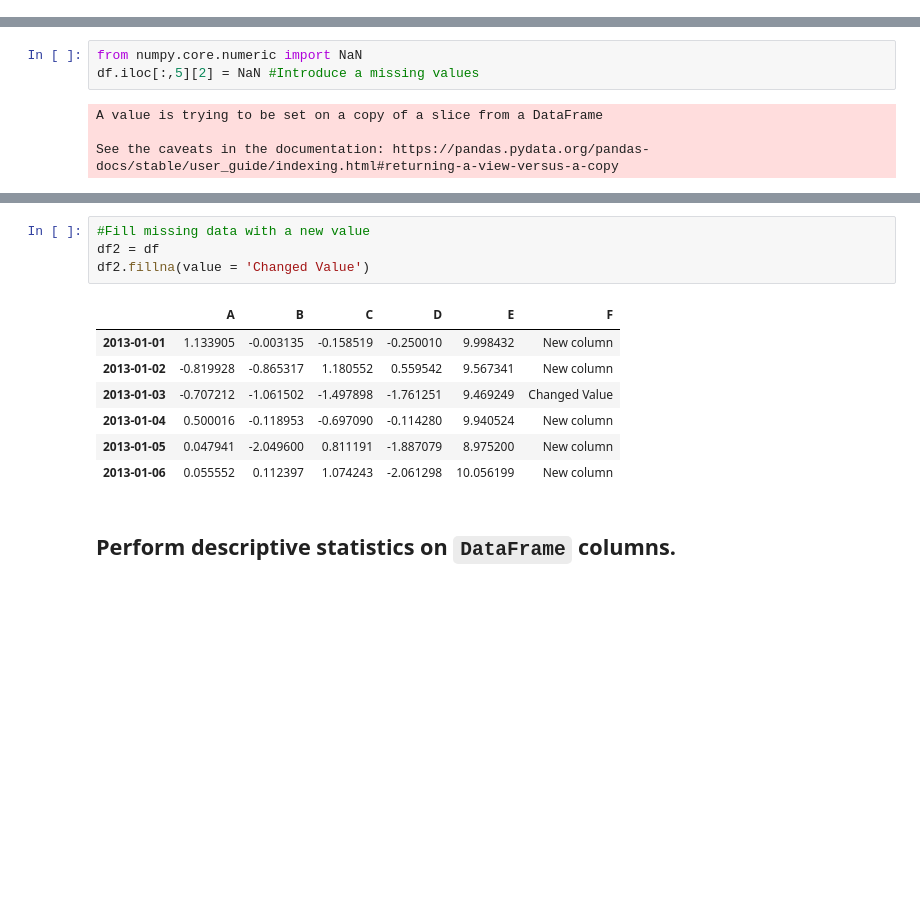
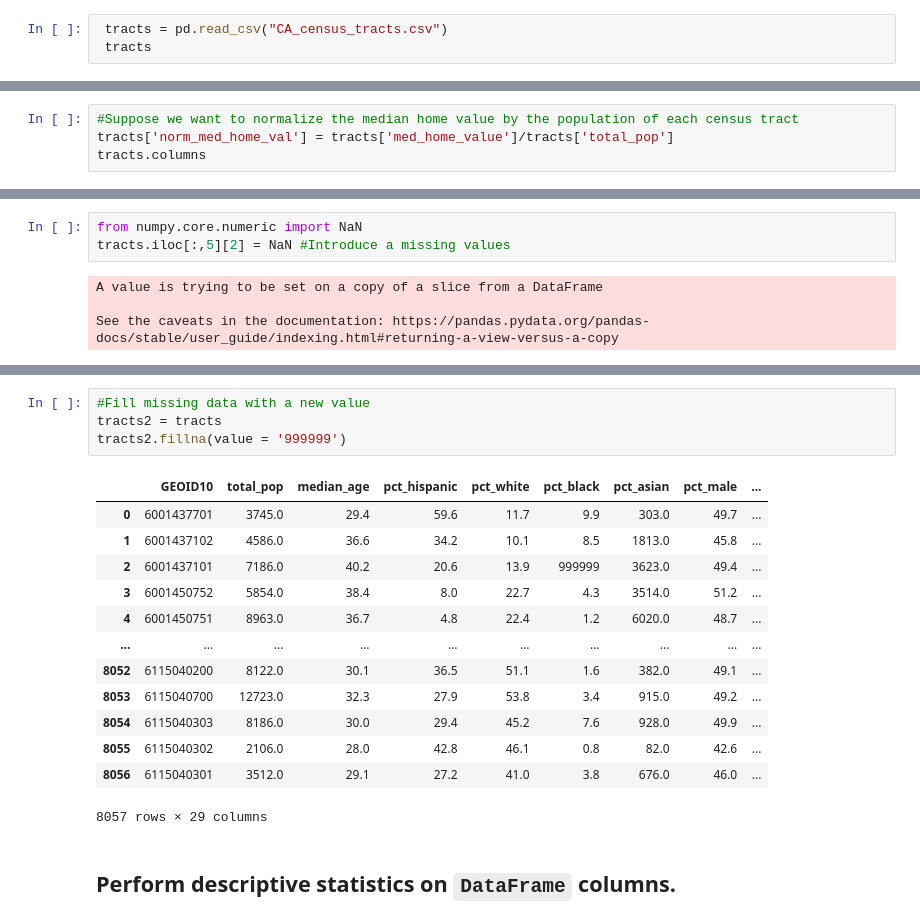
Before and after one commit to Avipsa1/UPPP275-Notebooks, a Jupyter notebook: More_pandas_functionalities.ipynb, the cells around one changed output, grey strips where cells are left out. Saved outputs shown, nothing was run; the diff lists cells and outputs as text; blank space fills up the shorter version.

```diff
--- a/More_pandas_functionalities.ipynb
+++ b/More_pandas_functionalities.ipynb
@@ -58,0 +12,3 @@ df2
+# %%
+ tracts = pd.read_csv("CA_census_tracts.csv")
+ tracts
@@ -267,0 +204,4 @@ df
+# %%
+#Suppose we want to normalize the median home value by the population of each census tract
+tracts['norm_med_home_val'] = tracts['med_home_value']/tracts['total_pop']
+tracts.columns
@@ -274,6 +237,6 @@ df.iloc[:,5][2] #Pick the 2nd item from the 6th column
 # %%
 from numpy.core.numeric import NaN
-df.iloc[:,5][2] = NaN #Introduce a missing values
+tracts.iloc[:,5][2] = NaN #Introduce a missing values
 # %% [output]
 A value is trying to be set on a copy of a slice from a DataFrame
 
@@ -302,15 +272,21 @@ df1.dropna(how = "any")
 # %%
 #Fill missing data with a new value
-df2 = df
-df2.fillna(value = 'Changed Value')
+tracts2 = tracts
+tracts2.fillna(value = '999999')
 # %% [output]
-|  | A | B | C | D | E | F |
-| 2013-01-01 | 1.133905 | -0.003135 | -0.158519 | -0.250010 | 9.998432 | New column |
-| 2013-01-02 | -0.819928 | -0.865317 | 1.180552 | 0.559542 | 9.567341 | New column |
-| 2013-01-03 | -0.707212 | -1.061502 | -1.497898 | -1.761251 | 9.469249 | Changed Value |
-| 2013-01-04 | 0.500016 | -0.118953 | -0.697090 | -0.114280 | 9.940524 | New column |
-| 2013-01-05 | 0.047941 | -2.049600 | 0.811191 | -1.887079 | 8.975200 | New column |
-| 2013-01-06 | 0.055552 | 0.112397 | 1.074243 | -2.061298 | 10.056199 | New column |
+|  | GEOID10 | total_pop | median_age | pct_hispanic | pct_white | pct_black | pct_asian | pct_male | ... |
+| 0 | 6001437701 | 3745.0 | 29.4 | 59.6 | 11.7 | 9.9 | 303.0 | 49.7 | ... |
+| 1 | 6001437102 | 4586.0 | 36.6 | 34.2 | 10.1 | 8.5 | 1813.0 | 45.8 | ... |
+| 2 | 6001437101 | 7186.0 | 40.2 | 20.6 | 13.9 | 999999 | 3623.0 | 49.4 | ... |
+| 3 | 6001450752 | 5854.0 | 38.4 | 8.0 | 22.7 | 4.3 | 3514.0 | 51.2 | ... |
+| 4 | 6001450751 | 8963.0 | 36.7 | 4.8 | 22.4 | 1.2 | 6020.0 | 48.7 | ... |
+| ... | ... | ... | ... | ... | ... | ... | ... | ... | ... |
+| 8052 | 6115040200 | 8122.0 | 30.1 | 36.5 | 51.1 | 1.6 | 382.0 | 49.1 | ... |
+| 8053 | 6115040700 | 12723.0 | 32.3 | 27.9 | 53.8 | 3.4 | 915.0 | 49.2 | ... |
+| 8054 | 6115040303 | 8186.0 | 30.0 | 29.4 | 45.2 | 7.6 | 928.0 | 49.9 | ... |
+| 8055 | 6115040302 | 2106.0 | 28.0 | 42.8 | 46.1 | 0.8 | 82.0 | 42.6 | ... |
+| 8056 | 6115040301 | 3512.0 | 29.1 | 27.2 | 41.0 | 3.8 | 676.0 | 46.0 | ... |
+8057 rows × 29 columns
 # %% [markdown]
 ## Perform descriptive statistics on `DataFrame` columns.
 # %%
```
Also changed, not shown: parts of 63 cells of this notebook.
